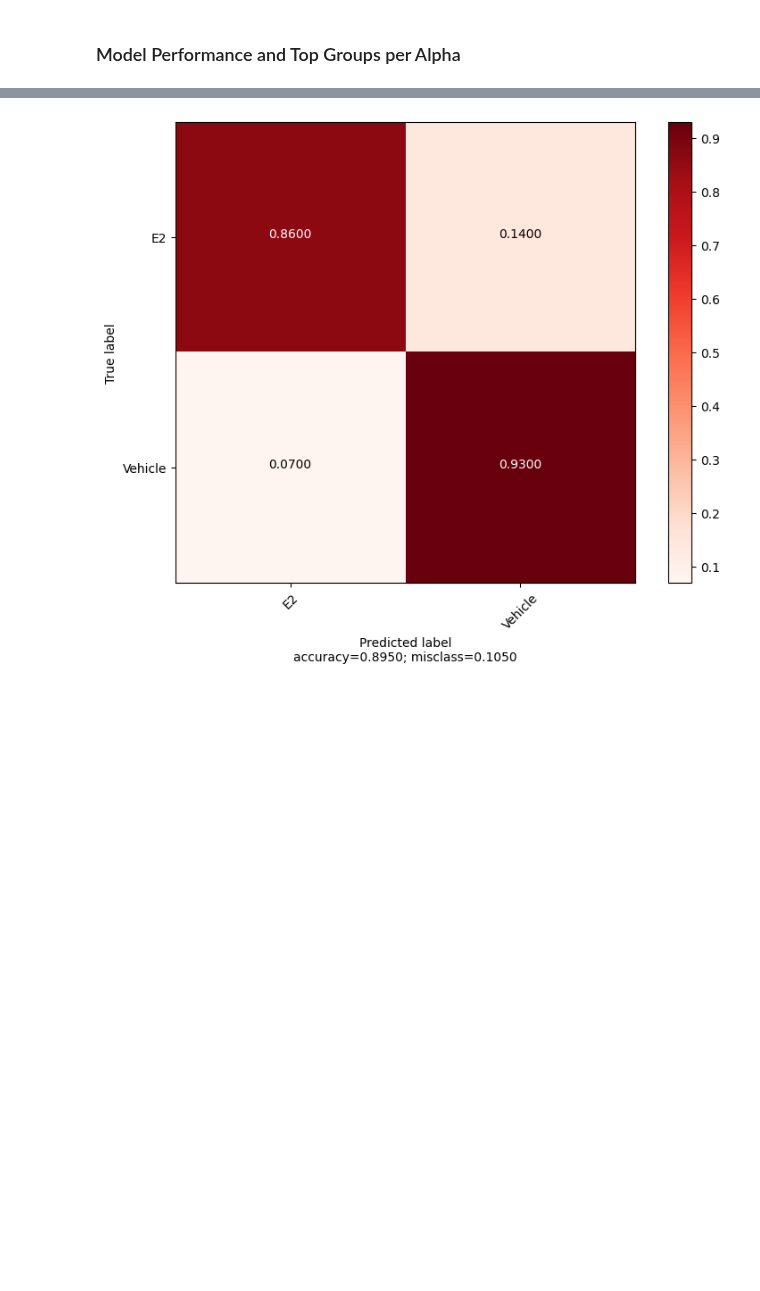
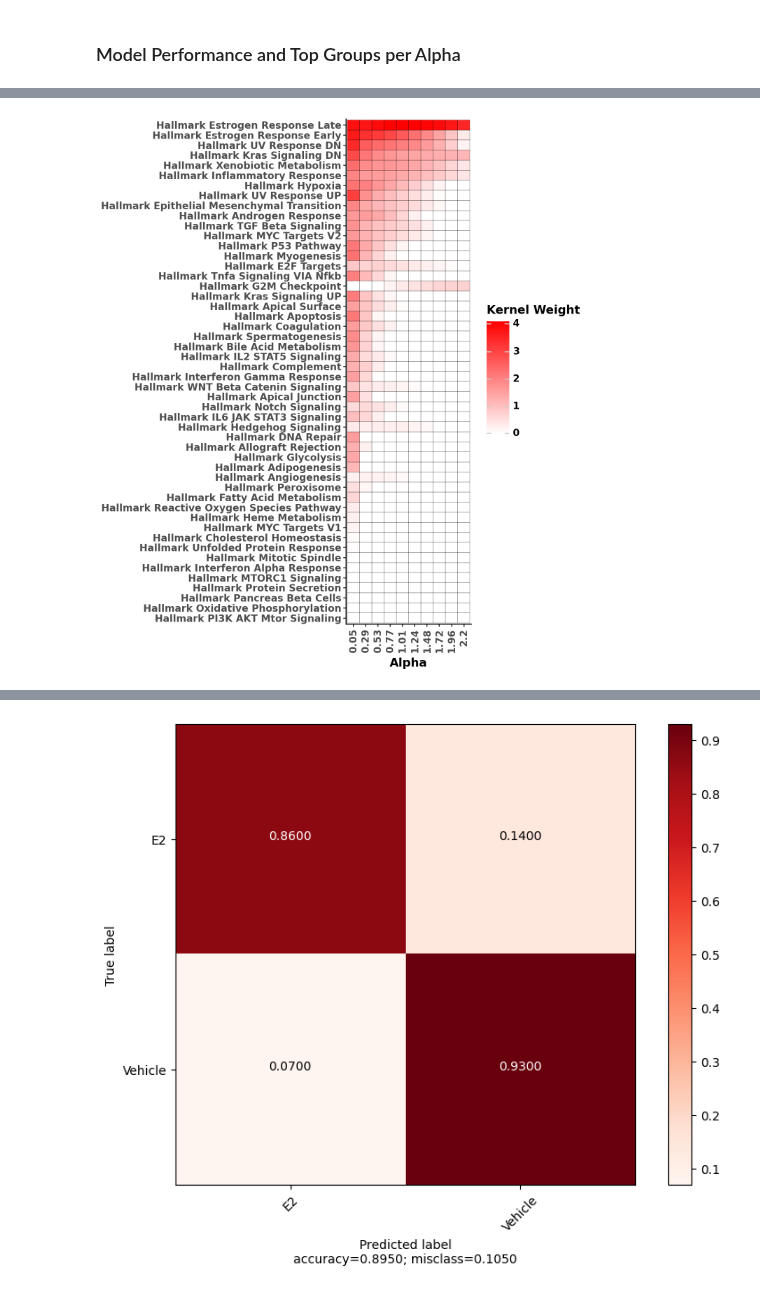
Before and after one commit to ohsu-cedar-comp-hub/scMKL, a Jupyter notebook: example/RNA_analysis.ipynb, the cells around one changed output, grey strips where cells are left out. Drawn from its saved outputs; the diff is of its cells as text; code cells hidden in the pictures; blank space fills up the shorter version.

```diff
--- a/example/RNA_analysis.ipynb
+++ b/example/RNA_analysis.ipynb
@@ -96,6 +96,10 @@ summary_df
 | 7 | 0.53 | 0.9868 | 30 | HALLMARK_ESTROGEN_RESPONSE_LATE |
 | 8 | 0.29 | 0.9867 | 33 | HALLMARK_ESTROGEN_RESPONSE_LATE |
 | 9 | 0.05 | 0.9638 | 42 | HALLMARK_ESTROGEN_RESPONSE_LATE |
+# %%
+scmkl.weights_heatmap(results)
+# %% [output]
+[figure, added]
 # %%
 metric_plot = scmkl.plot_metric(summary_df, color = 'red', alpha_star = alpha_star)
 metric_plot.show()
```
Also changed, not shown: parts of 3 cells of this notebook, 24 other files.
